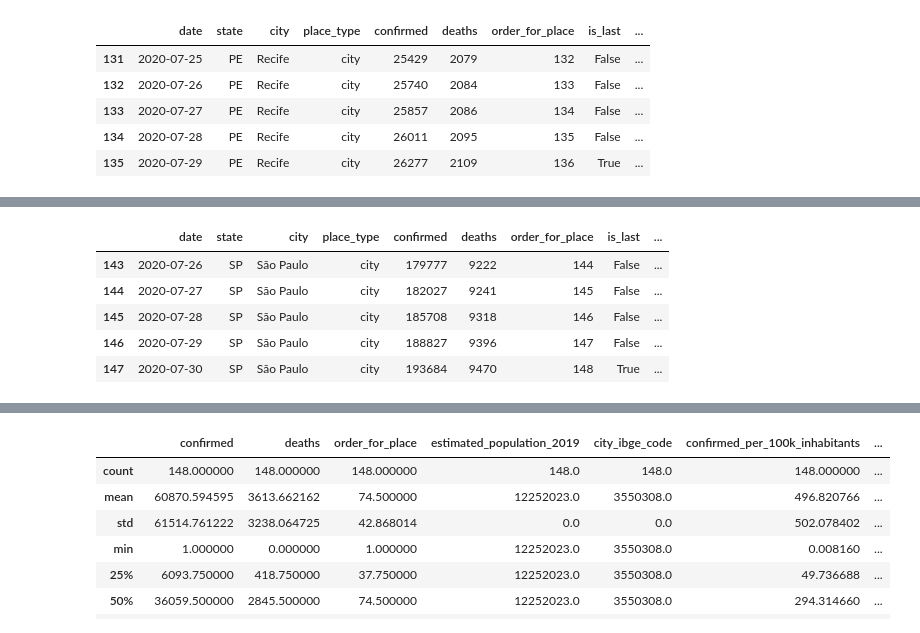
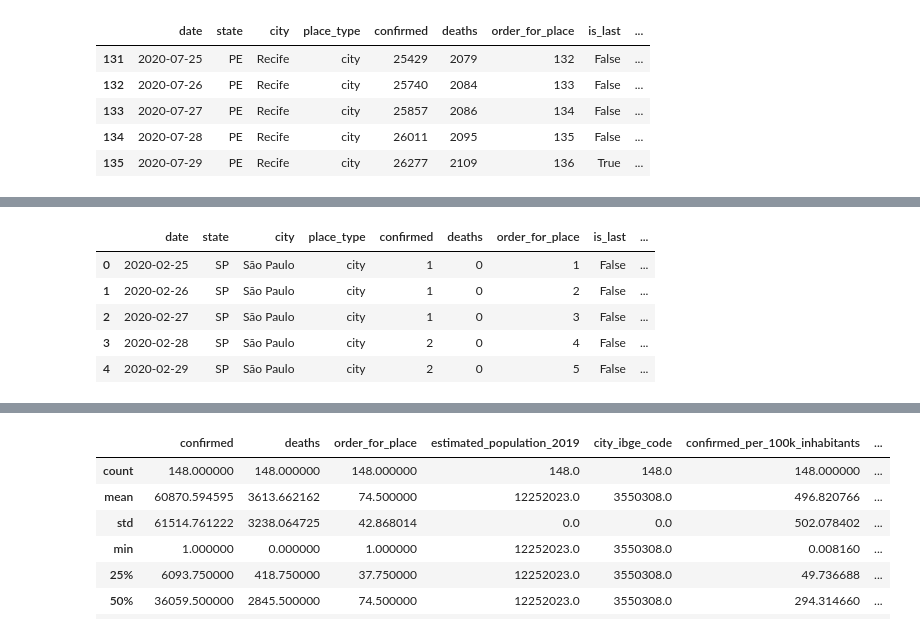
Before and after one commit to mathlimma/data-science-project-1, a Jupyter notebook: covid19.ipynb, the cells around one changed output, grey strips where cells are left out. Cells and saved outputs as stored; diff of their text form; code cells hidden in the pictures.

```diff
--- a/covid19.ipynb
+++ b/covid19.ipynb
@@ -49,12 +53,13 @@ covidRecife['deaths_per_day'].plot(kind="bar", figsize=(30,10))
 # %%
+# pegando apenas os dados de São Paulo, resetando o index e observando as colunas
 covidSP = covid[covid.city == 'São Paulo'].sort_values(by=['date'], ascending=True)
 covidSP.reset_index(inplace=True, drop=True)
 sub_column_value('deaths_per_day', covidSP.deaths, covidSP)
-covidSP.tail()
+covidSP.head()
 # %% [output]
 |  | date | state | city | place_type | confirmed | deaths | order_for_place | is_last | ... |
-| 143 | 2020-07-26 | SP | São Paulo | city | 179777 | 9222 | 144 | False | ... |
-| 144 | 2020-07-27 | SP | São Paulo | city | 182027 | 9241 | 145 | False | ... |
-| 145 | 2020-07-28 | SP | São Paulo | city | 185708 | 9318 | 146 | False | ... |
-| 146 | 2020-07-29 | SP | São Paulo | city | 188827 | 9396 | 147 | False | ... |
-| 147 | 2020-07-30 | SP | São Paulo | city | 193684 | 9470 | 148 | True | ... |
+| 0 | 2020-02-25 | SP | São Paulo | city | 1 | 0 | 1 | False | ... |
+| 1 | 2020-02-26 | SP | São Paulo | city | 1 | 0 | 2 | False | ... |
+| 2 | 2020-02-27 | SP | São Paulo | city | 1 | 0 | 3 | False | ... |
+| 3 | 2020-02-28 | SP | São Paulo | city | 2 | 0 | 4 | False | ... |
+| 4 | 2020-02-29 | SP | São Paulo | city | 2 | 0 | 5 | False | ... |
```
Also changed, not shown: parts of 22 cells of this notebook.
